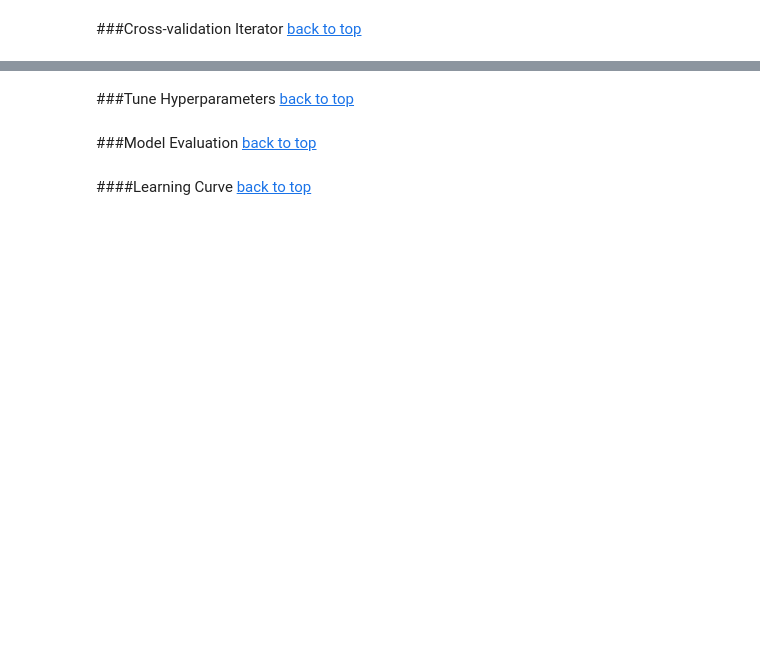
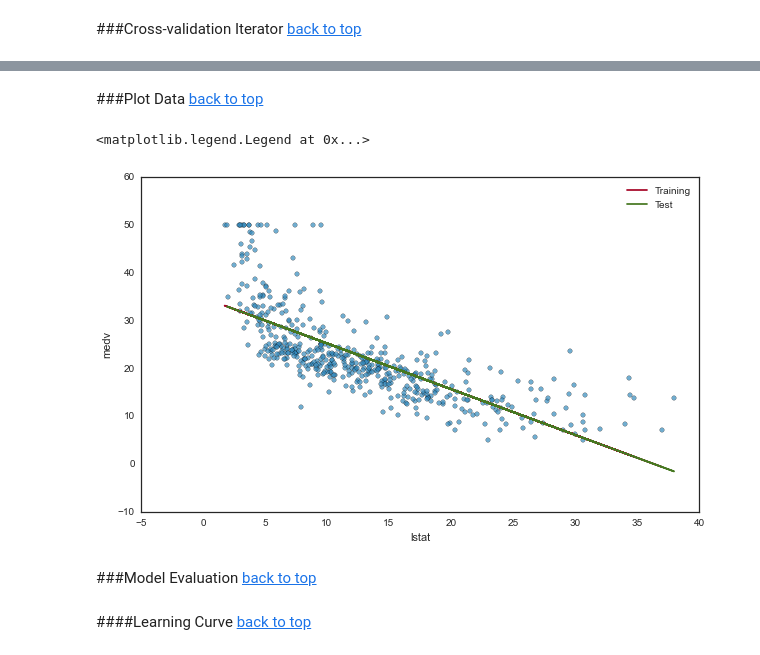
Before and after one commit to jthang/DataScienceLab, a Jupyter notebook: machine_learning/glm.ipynb, the cells around one changed output, grey strips where cells are left out. Drawn from its saved outputs; the diff is of its cells as text; code cells hidden in the pictures; blank space fills up the shorter version.

```diff
--- a/machine_learning/glm.ipynb
+++ b/machine_learning/glm.ipynb
@@ -59,6 +170,6 @@ warnings.simplefilter('ignore', DeprecationWarning)
 ###Load Data
 [back to top](#contents)
 # %%
-df = pd.read_csv('../data/critics.csv')
-# df.head(2)
-df.count()
+boston = pd.read_csv('../data/boston.csv')
+boston.head(2)
+# boston.count()
@@ -68,14 +194,6 @@ df.count()
 # %%
-from sklearn.feature_extraction.text import TfidfVectorizer
-
-feature = df.quote
-target = (df.fresh == 'fresh').values.astype(np.int)
-
-vectorizer = TfidfVectorizer(min_df=2)
-
-X = vectorizer.fit_transform(feature)
-y = target
-
+X = df_features.values
+y = df[target].values
 n_samples, n_features = X.shape
 print("No. of samples = %d" % n_samples)
 print("No. of features = %d" % n_features)
@@ -169,0 +219,15 @@ pipeline = Pipeline([
+# %%
+# %%time
+
+from sklearn.linear_model import Lasso
+
+clf = LinearRegression()
+clf.fit(X_train, y_train)
+
+training_accuracy = clf.score(X_train, y_train)
+test_accuracy = clf.score(X_test, y_test)
+
+print "The intercept is: %.5f" % clf.intercept_
+print "The coefficent is: %.5f" % clf.coef_
+print "Training Score: %0.2f%%" % (100 * training_accuracy)
+print "Test Score: %0.2f%%" % (100 * test_accuracy)
@@ -197,3 +280,3 @@ _ = plt.title("Cross Validated Test scores distribution")
 # %% [markdown]
-###Tune Hyperparameters
+###Plot Data
 [back to top](#contents)
@@ -226,3 +283,16 @@ print "GS Best Params:", gs.best_params_
+# %%
+predicted_train = clf.predict(X_train)
+predicted_test = clf.predict(X_test)
+
+plt.scatter(X, y, c=colors[0], alpha=0.7)
+plt.plot(X_train, predicted_train, color=colors[1], label="Training")
+plt.plot(X_test, predicted_test, color=colors[3], label="Test")
+plt.xlabel(feature)
+plt.ylabel(target)
+plt.legend(loc="best")
+# %% [output]
+<matplotlib.legend.Legend at 0x...>
+[figure, added]
 # %% [markdown]
 ###Model Evaluation
 [back to top](#contents)
```
Also changed, not shown: parts of 39 cells of this notebook.
